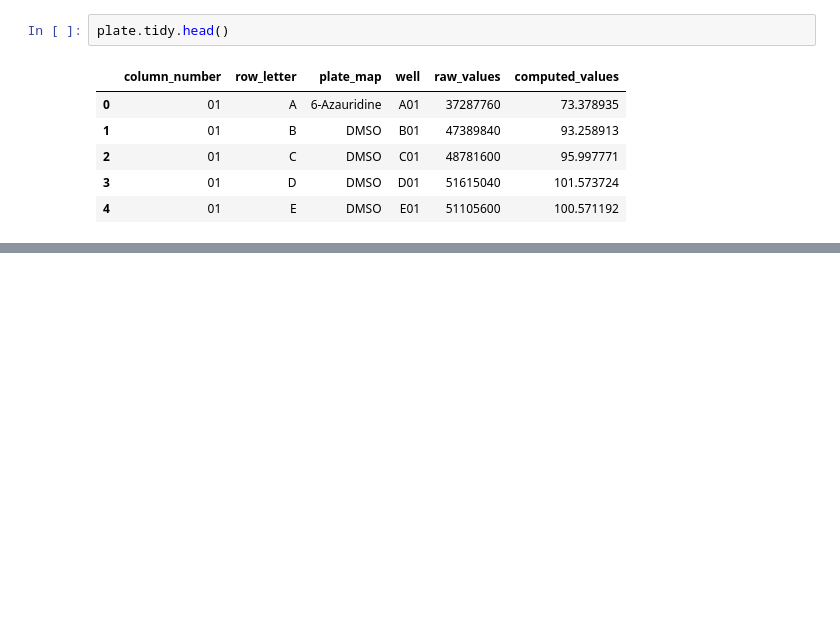
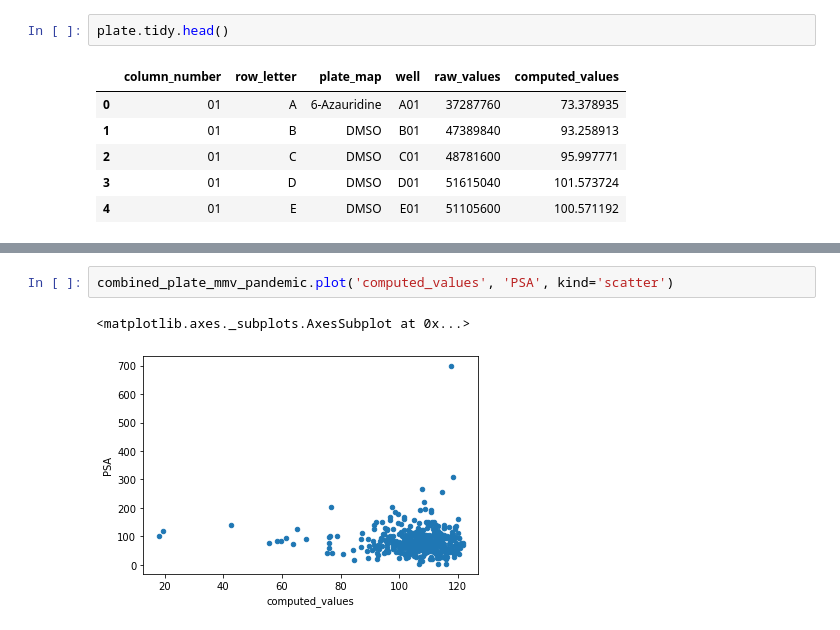
Before and after one commit to czbiohub/dobby, a Jupyter notebook: notebooks/perkin_elmer_envision_plate_reader_parser_demo.ipynb, the cells around one changed output, grey strips where cells are left out. Saved outputs shown, nothing was run; the diff lists cells and outputs as text; blank space fills up the shorter version.

```diff
--- a/notebooks/perkin_elmer_envision_plate_reader_parser_demo.ipynb
+++ b/notebooks/perkin_elmer_envision_plate_reader_parser_demo.ipynb
@@ -57,0 +214,5 @@ plate.tidy.head()
+# %%
+combined_plate_mmv_pandemic.plot('computed_values', 'PSA', kind='scatter')
+# %% [output]
+<matplotlib.axes._subplots.AxesSubplot at 0x...>
+[figure, added]
```
Also changed, not shown: parts of 20 cells of this notebook, 1 other file.
